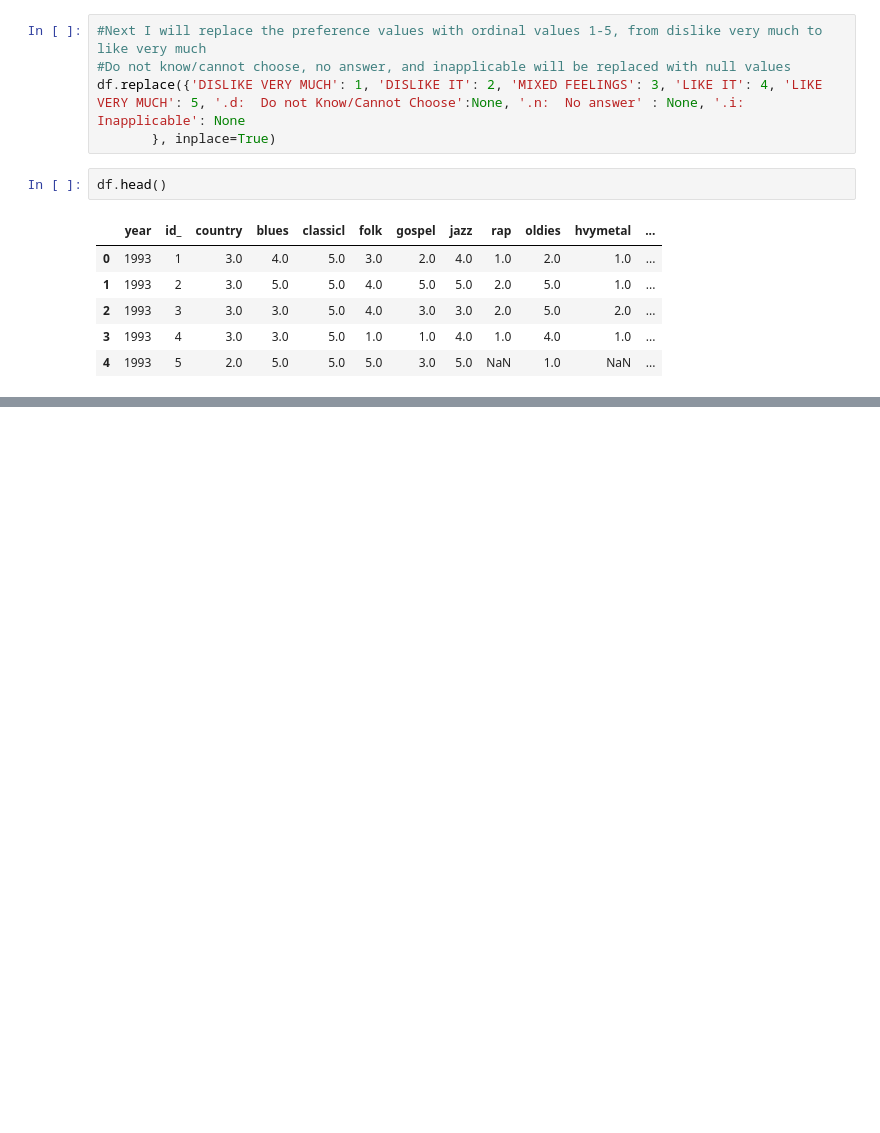
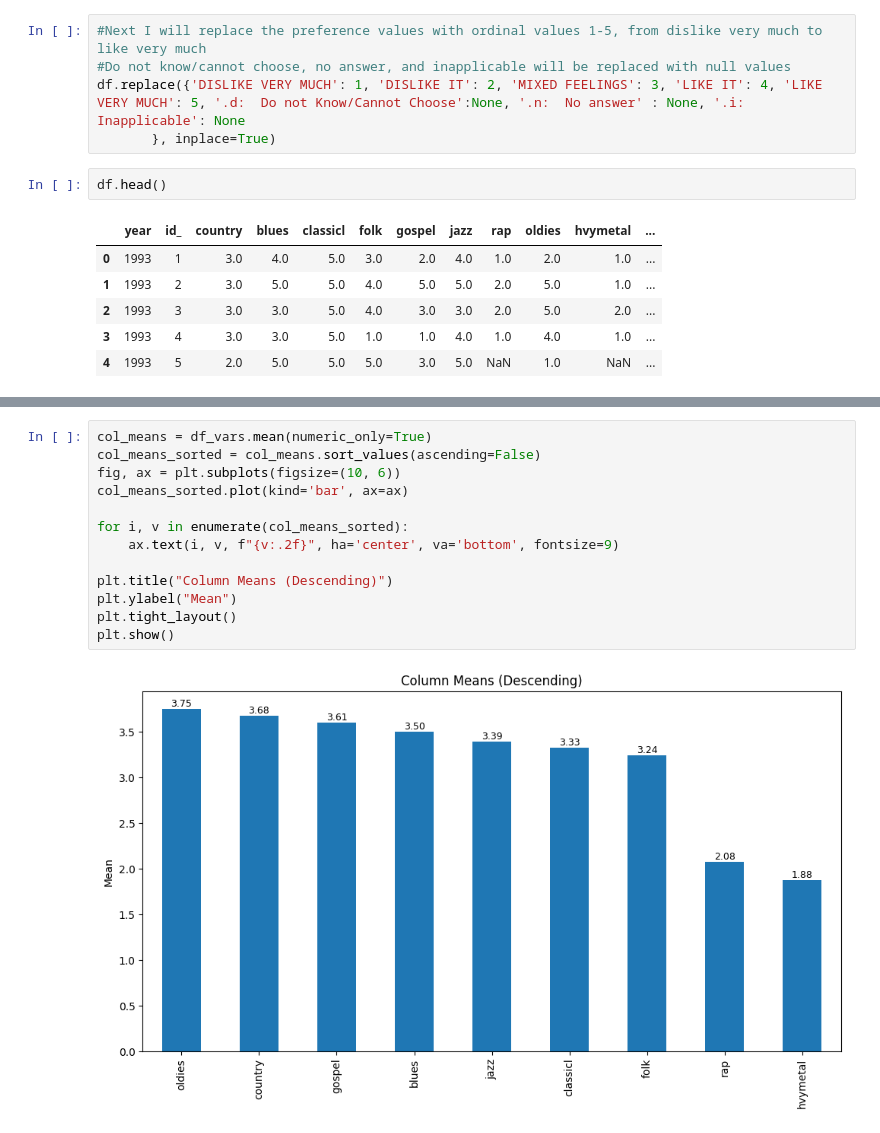
Before and after one commit to benshults22/EDA, a Jupyter notebook: lab/extra_credit.ipynb, the cells around one changed output, grey strips where cells are left out. Cells and saved outputs as stored; diff of their text form; blank space fills up the shorter version.

```diff
--- a/lab/extra_credit.ipynb
+++ b/lab/extra_credit.ipynb
@@ -79,0 +124,15 @@ df.head()
+# %%
+col_means = df_vars.mean(numeric_only=True)
+col_means_sorted = col_means.sort_values(ascending=False)
+fig, ax = plt.subplots(figsize=(10, 6))
+col_means_sorted.plot(kind='bar', ax=ax)
+
+for i, v in enumerate(col_means_sorted):
+    ax.text(i, v, f"{v:.2f}", ha='center', va='bottom', fontsize=9)
+
+plt.title("Column Means (Descending)")
+plt.ylabel("Mean")
+plt.tight_layout()
+plt.show()
+# %% [output]
+[figure, added]
```
Also changed, not shown: parts of 7 cells of this notebook.
